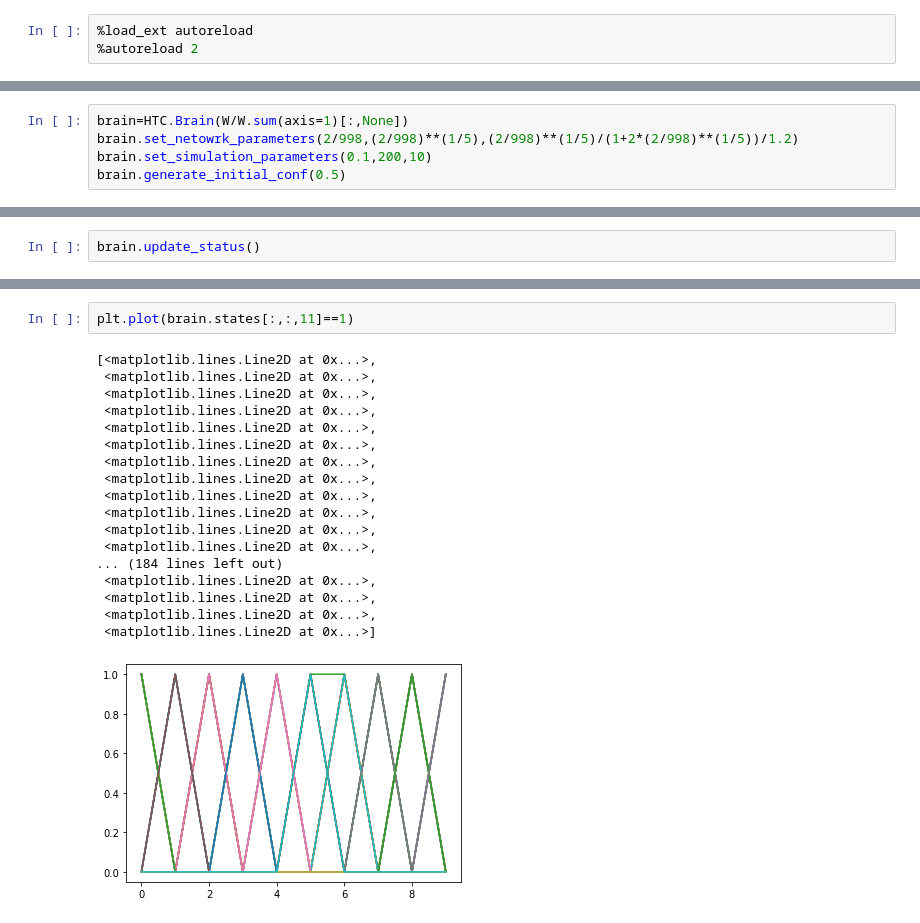
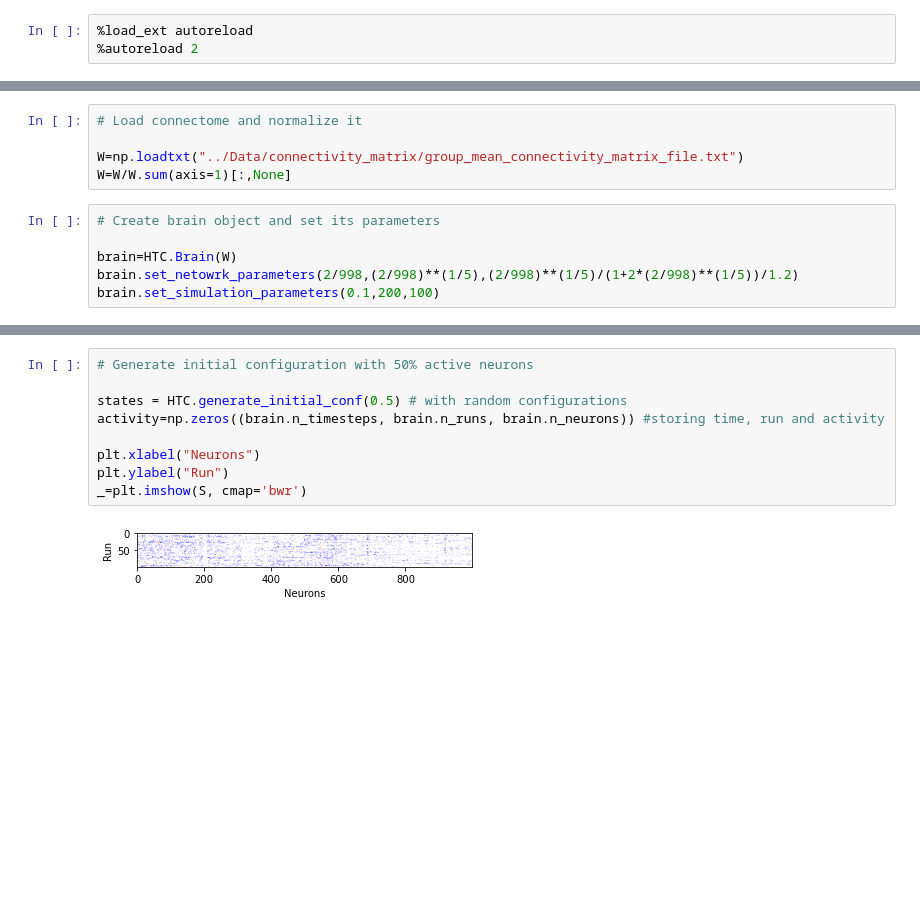
Before and after one commit to tommaso-bertola/TesiTriennale, a Jupyter notebook: Code/brain.ipynb, the cells around one changed output, grey strips where cells are left out. Saved outputs shown, nothing was run; the diff lists cells and outputs as text; blank space fills up the shorter version.

```diff
--- a/Code/brain.ipynb
+++ b/Code/brain.ipynb
@@ -9,5 +8,11 @@ W=np.loadtxt("../Data/connectivity_matrix/group_mean_connectivity_matrix_file.tx
+# %%
+# Load connectome and normalize it
+
+W=np.loadtxt("../Data/connectivity_matrix/group_mean_connectivity_matrix_file.txt")
+W=W/W.sum(axis=1)[:,None]
 # %%
-brain=HTC.Brain(W/W.sum(axis=1)[:,None])
+# Create brain object and set its parameters
+
+brain=HTC.Brain(W)
 brain.set_netowrk_parameters(2/998,(2/998)**(1/5),(2/998)**(1/5)/(1+2*(2/998)**(1/5))/1.2)
-brain.set_simulation_parameters(0.1,200,10)
-brain.generate_initial_conf(0.5)
+brain.set_simulation_parameters(0.1,200,100)
@@ -26,2 +18,0 @@ brain.states.shape
-# %%
-brain.update_status()
@@ -52,21 +19,11 @@ plt.imshow(brain.states[3,:,:], cmap="bwr")
-# %%
-plt.plot(brain.states[:,:,11]==1)
-# %% [output]
-[<matplotlib.lines.Line2D at 0x...>,
- <matplotlib.lines.Line2D at 0x...>,
- <matplotlib.lines.Line2D at 0x...>,
- <matplotlib.lines.Line2D at 0x...>,
- <matplotlib.lines.Line2D at 0x...>,
- <matplotlib.lines.Line2D at 0x...>,
- <matplotlib.lines.Line2D at 0x...>,
- <matplotlib.lines.Line2D at 0x...>,
- <matplotlib.lines.Line2D at 0x...>,
- <matplotlib.lines.Line2D at 0x...>,
- <matplotlib.lines.Line2D at 0x...>,
- <matplotlib.lines.Line2D at 0x...>,
-... (184 lines left out)
- <matplotlib.lines.Line2D at 0x...>,
- <matplotlib.lines.Line2D at 0x...>,
- <matplotlib.lines.Line2D at 0x...>,
- <matplotlib.lines.Line2D at 0x...>]
-[figure, removed]
+# %%
+# Generate initial configuration with 50% active neurons
+
+states = HTC.generate_initial_conf(0.5) # with random configurations
+activity=np.zeros((brain.n_timesteps, brain.n_runs, brain.n_neurons)) #storing time, run and activity
+
+plt.xlabel("Neurons")
+plt.ylabel("Run")
+_=plt.imshow(S, cmap='bwr')
+# %% [output]
+[figure, added]
```
Also changed, not shown: parts of 12 cells of this notebook, 1 other file.
